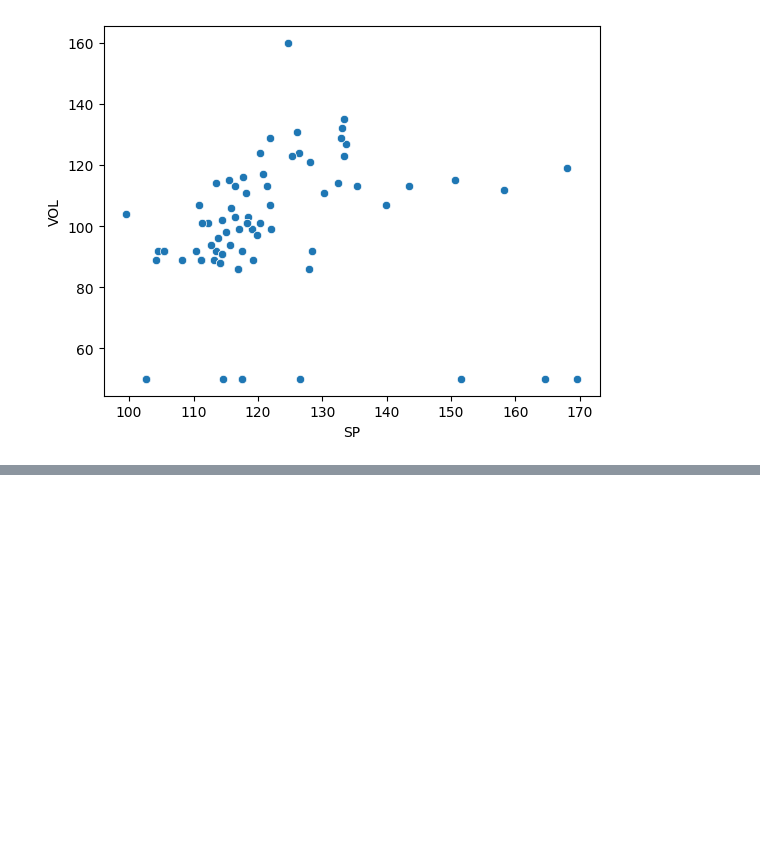
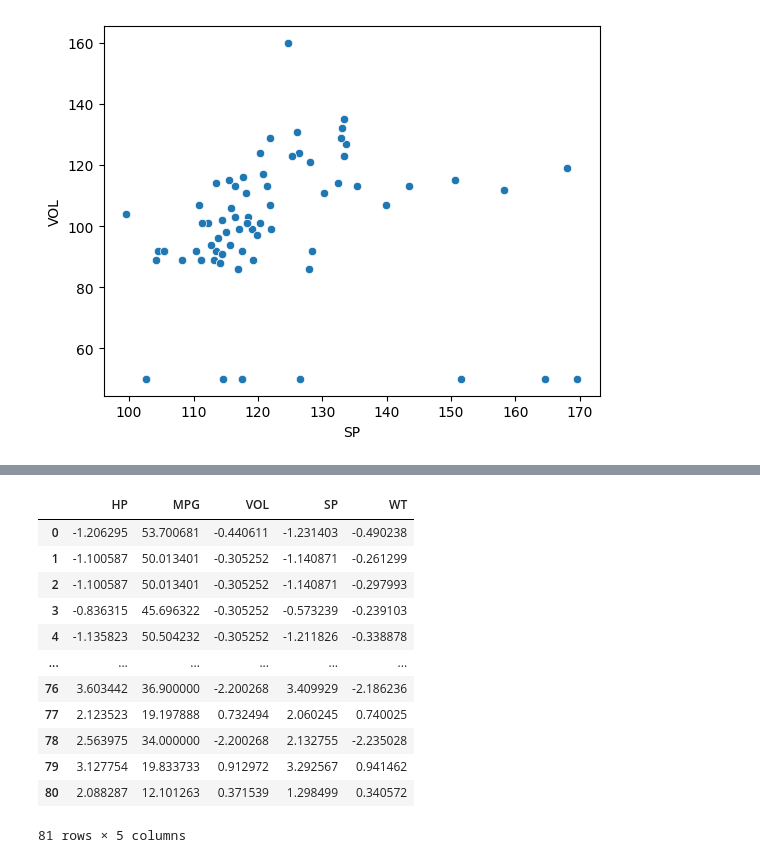
Before and after one commit to NafeesFathima6464/python_ad, a Jupyter notebook: Day25&26.ipynb, the cells around one changed output, grey strips where cells are left out. Saved outputs shown, nothing was run; the diff lists cells and outputs as text; code cells hidden in the pictures; blank space fills up the shorter version.

```diff
--- a/Day25&26.ipynb
+++ b/Day25&26.ipynb
@@ -228,0 +241,19 @@ sns.scatterplot(x="SP",y="VOL",data=cars)
+# %%
+from sklearn.preprocessing import StandardScaler
+scaler=StandardScaler()
+cars[['HP','WT','VOL','SP']]=scaler.fit_transform(cars[['HP','WT','VOL','SP']])
+cars
+# %% [output]
+|  | HP | MPG | VOL | SP | WT |
+| 0 | -1.206295 | 53.700681 | -0.440611 | -1.231403 | -0.490238 |
+| 1 | -1.100587 | 50.013401 | -0.305252 | -1.140871 | -0.261299 |
+| 2 | -1.100587 | 50.013401 | -0.305252 | -1.140871 | -0.297993 |
+| 3 | -0.836315 | 45.696322 | -0.305252 | -0.573239 | -0.239103 |
+| 4 | -1.135823 | 50.504232 | -0.305252 | -1.211826 | -0.338878 |
+| ... | ... | ... | ... | ... | ... |
+| 76 | 3.603442 | 36.900000 | -2.200268 | 3.409929 | -2.186236 |
+| 77 | 2.123523 | 19.197888 | 0.732494 | 2.060245 | 0.740025 |
+| 78 | 2.563975 | 34.000000 | -2.200268 | 2.132755 | -2.235028 |
+| 79 | 3.127754 | 19.833733 | 0.912972 | 3.292567 | 0.941462 |
+| 80 | 2.088287 | 12.101263 | 0.371539 | 1.298499 | 0.340572 |
+81 rows × 5 columns
```
Also changed, not shown: parts of 14 cells of this notebook.
